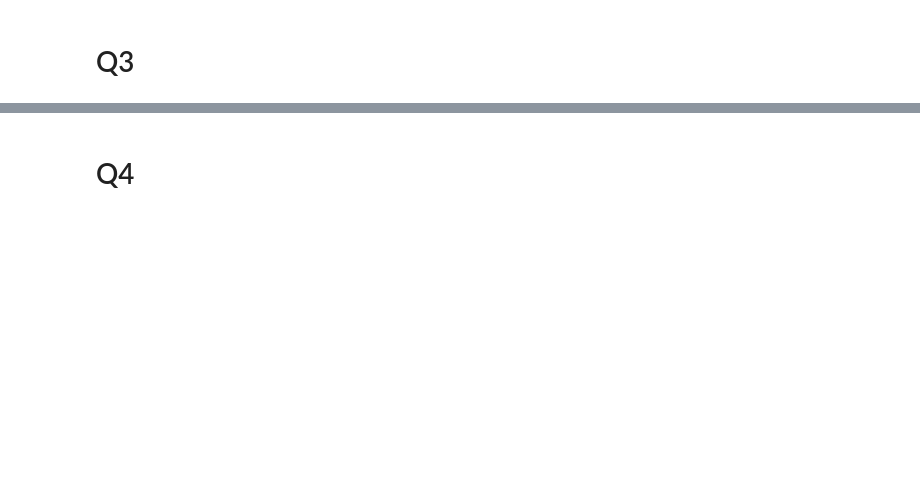
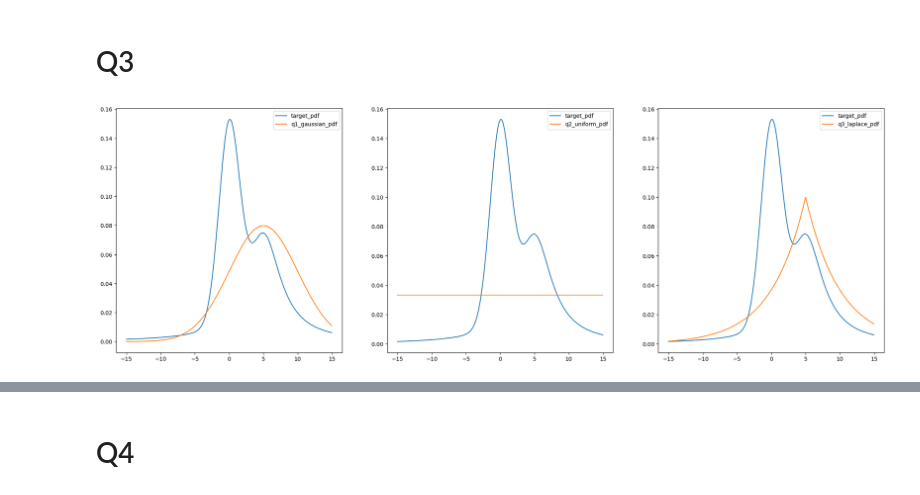
Before and after one commit to DhairyaShah981/pml-assignment3, a Jupyter notebook: A3.ipynb, the cells around one changed output, grey strips where cells are left out. Cells and saved outputs as stored; diff of their text form; code cells hidden in the pictures; blank space fills up the shorter version.

```diff
--- a/A3.ipynb
+++ b/A3.ipynb
@@ -279,2 +284,25 @@ We observe that the
 # %% [markdown]
 # Q3
+# %%
+def plot_pdf(xs, show_p_tilda=False, show_q=False, show_Mq=False):
+    fig, (ax1, ax2, ax3) = plt.subplots(1,3, figsize=(25, 8))
+
+    if show_p_tilda:
+        ax1.plot(xs, p_tilda(xs),label = 'target_pdf', color='C0')
+        ax2.plot(xs, p_tilda(xs),label = 'target_pdf', color='C0')
+        ax3.plot(xs, p_tilda(xs),label = 'target_pdf', color='C0')
+
+    if show_q:
+        ax1.plot(xs, q1_gaussian.log_prob(xs).exp(),label = 'q1_gaussian_pdf', color='C1')
+        ax2.plot(xs, q2_uniform.log_prob(xs).exp(),label = 'q2_uniform_pdf', color='C1')
+        ax3.plot(xs, q3_laplace.log_prob(xs).exp(),label = 'q3_laplace_pdf', color='C1')
+    if show_Mq:
+        ax1.plot(xs, M1 * q1_gaussian.log_prob(xs).exp(),label = 'M1 * q1_gaussian_pdf', color='C2', linestyle='--')
+        ax2.plot(xs, M2 * q2_uniform.log_prob(xs).exp(),label = 'M2 * q2_uniform_pdf', color='C2', linestyle='--')
+        ax3.plot(xs, M3 * q3_laplace.log_prob(xs).exp(),label = 'M3 * q3_laplace_pdf', color='C2', linestyle='--')
+
+    ax1.legend()
+    ax2.legend()
+    ax3.legend()
+
+    plt.show()
@@ -280,0 +329,7 @@ We observe that the
+# %%
+xs = torch.linspace(-15, 15, 1000)
+xs = xs[:-1]        # this is done because uniform distribution was giving 0 at 15, and it's log_prob becomes inf
+# %%
+plot_pdf(xs, show_p_tilda=True, show_q=True)
+# %% [output]
+[figure, added]
```
Also changed, not shown: parts of 57 cells of this notebook, 1 other file.
